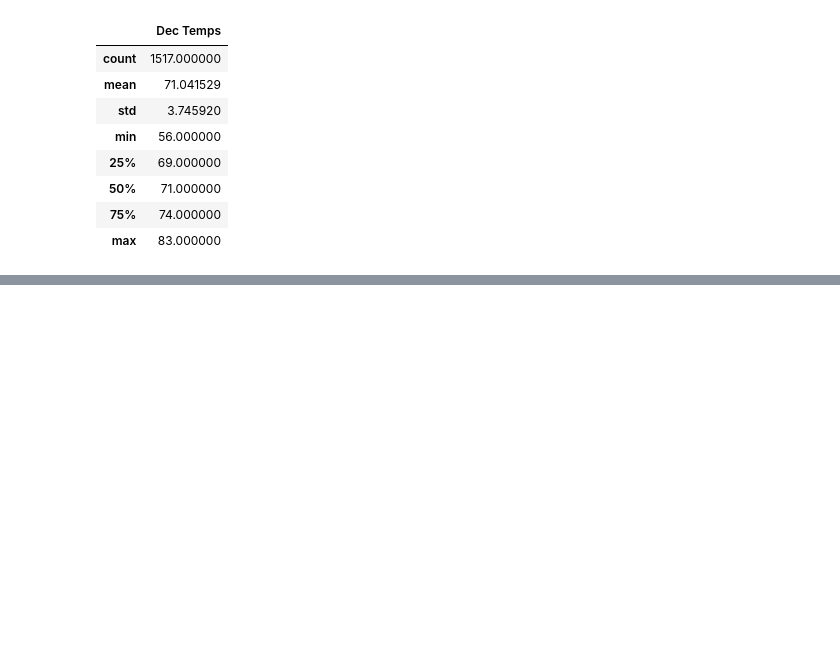
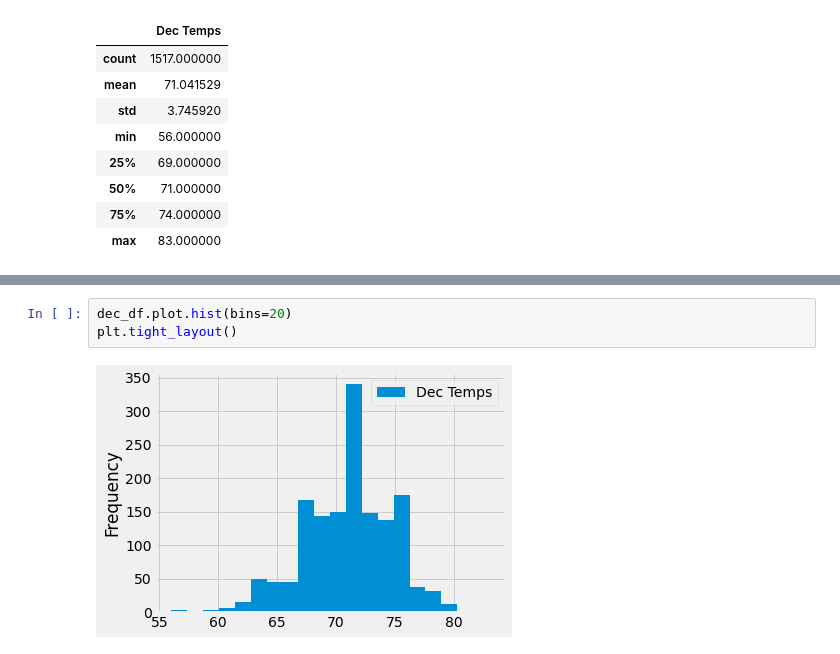
Before and after one commit to Suma-Marri/Surf-Up, a Jupyter notebook: SurfsUp_Challenge.ipynb, the cells around one changed output, grey strips where cells are left out. Drawn from its saved outputs; the diff is of its cells as text; blank space fills up the shorter version.

```diff
--- a/SurfsUp_Challenge.ipynb
+++ b/SurfsUp_Challenge.ipynb
@@ -164,0 +175,5 @@ max      83.000000
+# %%
+dec_df.plot.hist(bins=20)
+plt.tight_layout()
+# %% [output]
+[figure, added]
```
Also changed, not shown: parts of 2 cells of this notebook.
